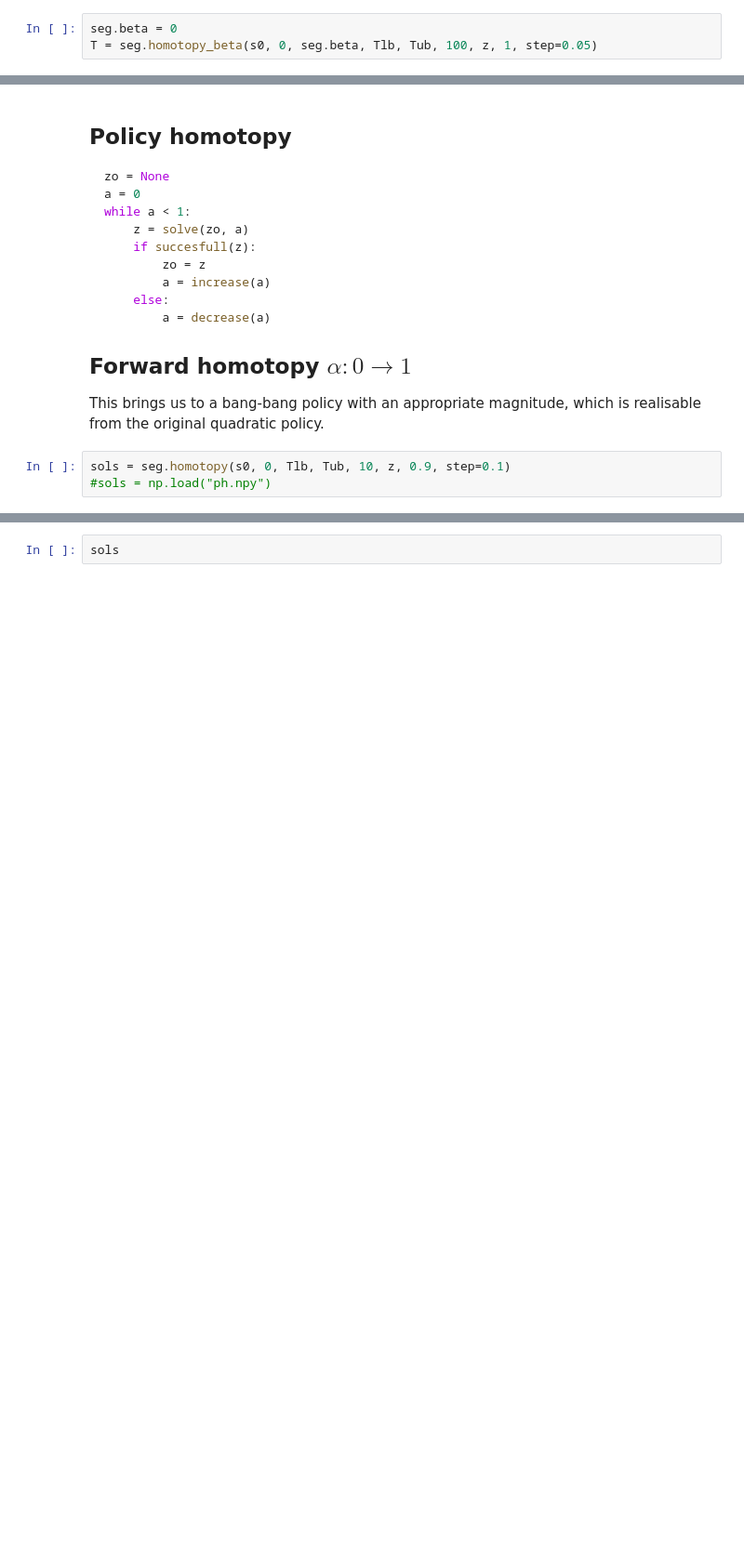
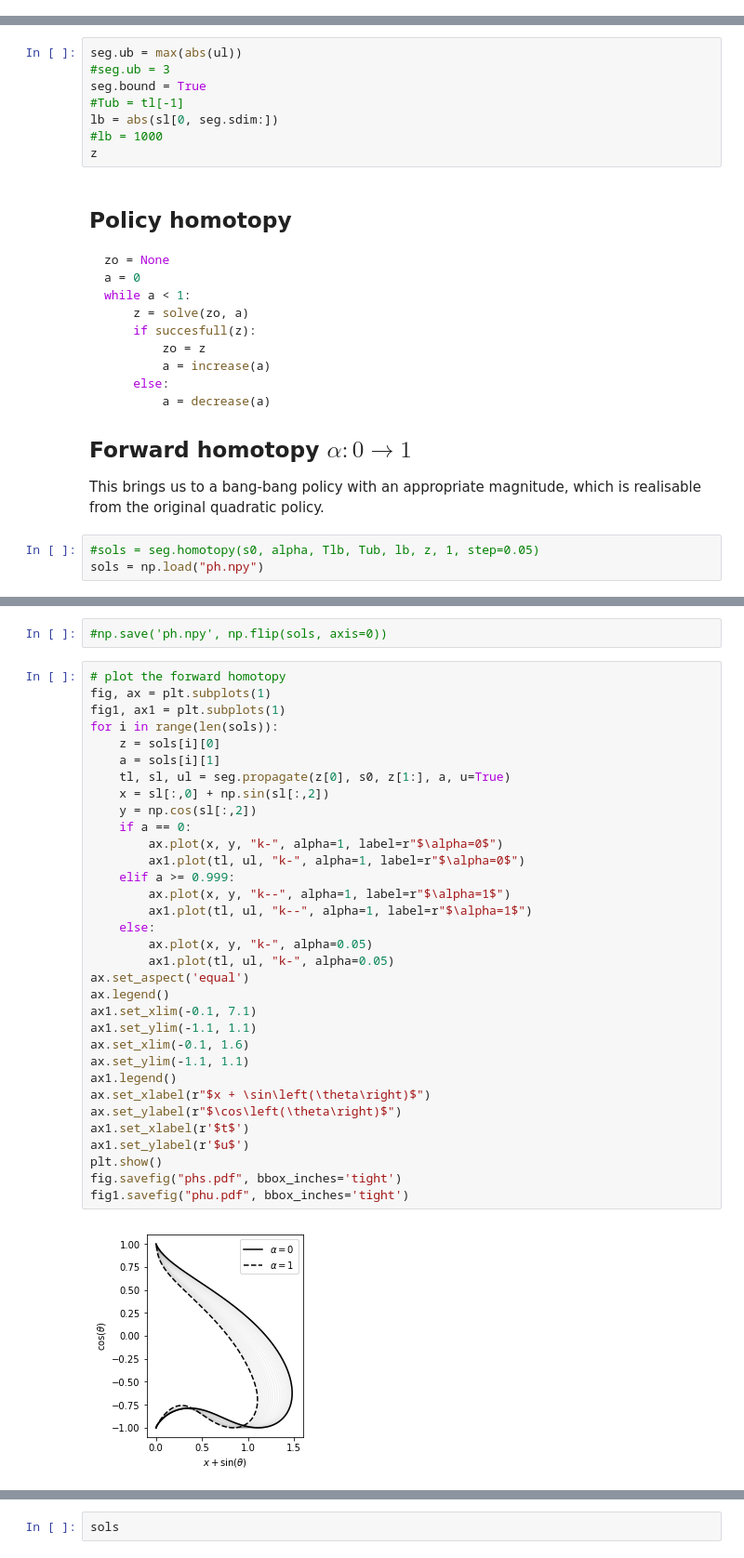
Before and after one commit to cisprague/iros2019, a Jupyter notebook: notebooks/pendulum.ipynb, the cells around one changed output, grey strips where cells are left out. Shown at 93% size. Saved outputs shown, nothing was run; the diff lists cells and outputs as text; blank space fills up the shorter version.

```diff
--- a/notebooks/pendulum.ipynb
+++ b/notebooks/pendulum.ipynb
@@ -106,3 +102,0 @@ fig, ax = seg.plot_traj(tl, sl)
-# %%
-seg.beta = 0
-T = seg.homotopy_beta(s0, 0, seg.beta, Tlb, Tub, 100, z, 1, step=0.05)
@@ -142,3 +103,11 @@ plt.show()
+# %%
+seg.ub = max(abs(ul))
+#seg.ub = 3
+seg.bound = True
+#Tub = tl[-1]
+lb = abs(sl[0, seg.sdim:])
+#lb = 1000
+z
 # %% [markdown]
 ## Policy homotopy
 
@@ -157,5 +126,5 @@ while a < 1:
 ## Forward homotopy $\alpha: 0 \rightarrow 1$
 This brings us to a bang-bang policy with an appropriate magnitude, which is realisable from the original quadratic policy.
 # %%
-sols = seg.homotopy(s0, 0, Tlb, Tub, 10, z, 0.9, step=0.1)
-#sols = np.load("ph.npy")
+#sols = seg.homotopy(s0, alpha, Tlb, Tub, lb, z, 1, step=0.05)
+sols = np.load("ph.npy")
@@ -180,0 +135,37 @@ KeyboardInterrupt:
+# %%
+#np.save('ph.npy', np.flip(sols, axis=0))
+# %%
+# plot the forward homotopy
+fig, ax = plt.subplots(1)
+fig1, ax1 = plt.subplots(1)
+for i in range(len(sols)):
+    z = sols[i][0]
+    a = sols[i][1]
+    tl, sl, ul = seg.propagate(z[0], s0, z[1:], a, u=True)
+    x = sl[:,0] + np.sin(sl[:,2])
+    y = np.cos(sl[:,2])
+    if a == 0:
+        ax.plot(x, y, "k-", alpha=1, label=r"$\alpha=0$")
+        ax1.plot(tl, ul, "k-", alpha=1, label=r"$\alpha=0$")
+    elif a >= 0.999:
+        ax.plot(x, y, "k--", alpha=1, label=r"$\alpha=1$")
+        ax1.plot(tl, ul, "k--", alpha=1, label=r"$\alpha=1$")
+    else:
+        ax.plot(x, y, "k-", alpha=0.05)
+        ax1.plot(tl, ul, "k-", alpha=0.05)
+ax.set_aspect('equal')
+ax.legend()
+ax1.set_xlim(-0.1, 7.1)
+ax1.set_ylim(-1.1, 1.1)
+ax.set_xlim(-0.1, 1.6)
+ax.set_ylim(-1.1, 1.1)
+ax1.legend()
+ax.set_xlabel(r"$x + \sin\left(\theta\right)$")
+ax.set_ylabel(r"$\cos\left(\theta\right)$")
+ax1.set_xlabel(r'$t$')
+ax1.set_ylabel(r'$u$')
+plt.show()
+fig.savefig("phs.pdf", bbox_inches='tight')
+fig1.savefig("phu.pdf", bbox_inches='tight')
+# %% [output]
+[figure, added]
```
Also changed, not shown: parts of 41 cells of this notebook, 32 other files.
